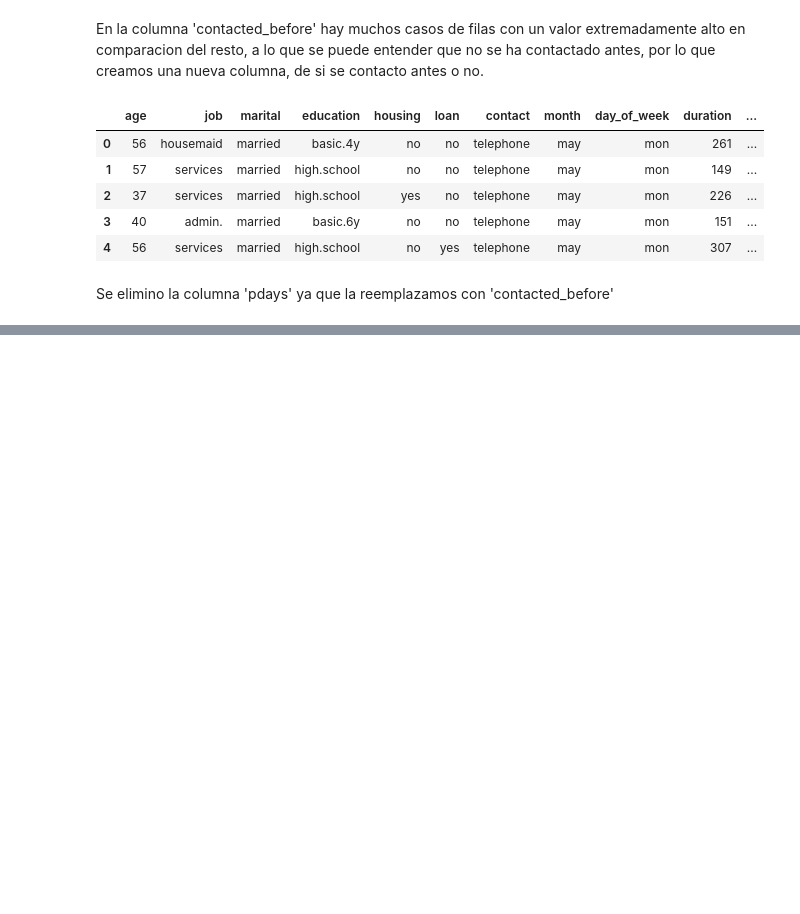
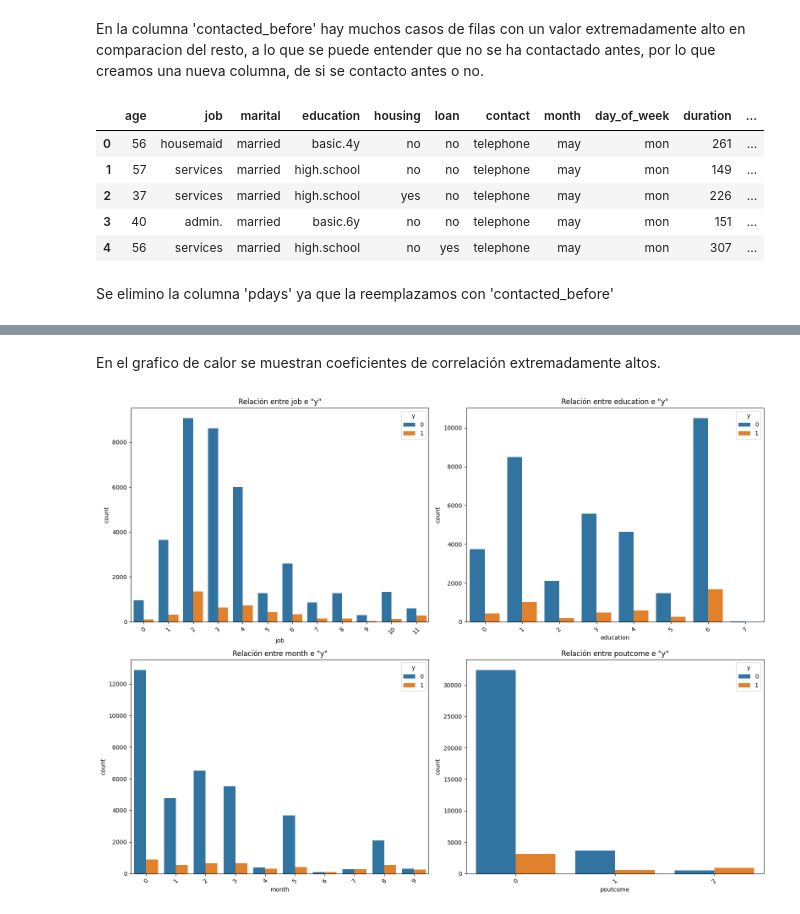
Before and after one commit to LeandroR093/Regresion-logistica, a Jupyter notebook: src/explore.ipynb, the cells around one changed output, grey strips where cells are left out. Cells and saved outputs as stored; diff of their text form; code cells hidden in the pictures; blank space fills up the shorter version.

```diff
--- a/src/explore.ipynb
+++ b/src/explore.ipynb
@@ -180,0 +279,16 @@ Name: count, Length: 1544, dtype: int64
+# %% [markdown]
+En el grafico de calor se muestran coeficientes de correlación extremadamente altos.
+# %%
+variables_cat = ['job', 'education', 'month', 'poutcome']
+fig, axes = plt.subplots(2, 2, figsize=(16, 12))
+axes = axes.flatten()
+
+for i, col in enumerate(variables_cat):
+    sns.countplot(data=df, x=col, hue='y', ax=axes[i])
+    axes[i].set_title(f'Relación entre {col} e "y"')
+    axes[i].tick_params(axis='x', rotation=45)
+
+plt.tight_layout()
+plt.show()
+# %% [output]
+[figure, added]
```
Also changed, not shown: parts of 15 cells of this notebook.
